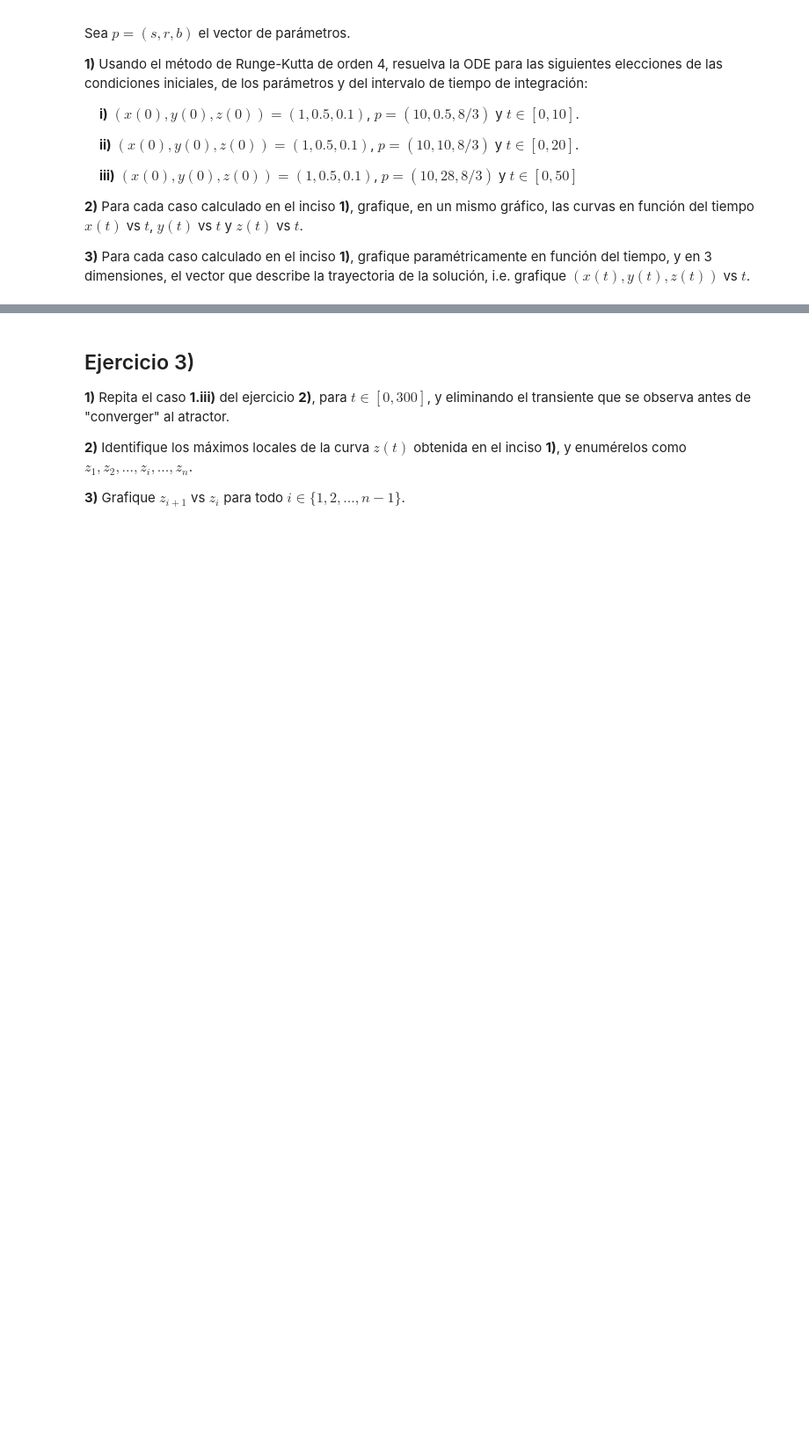
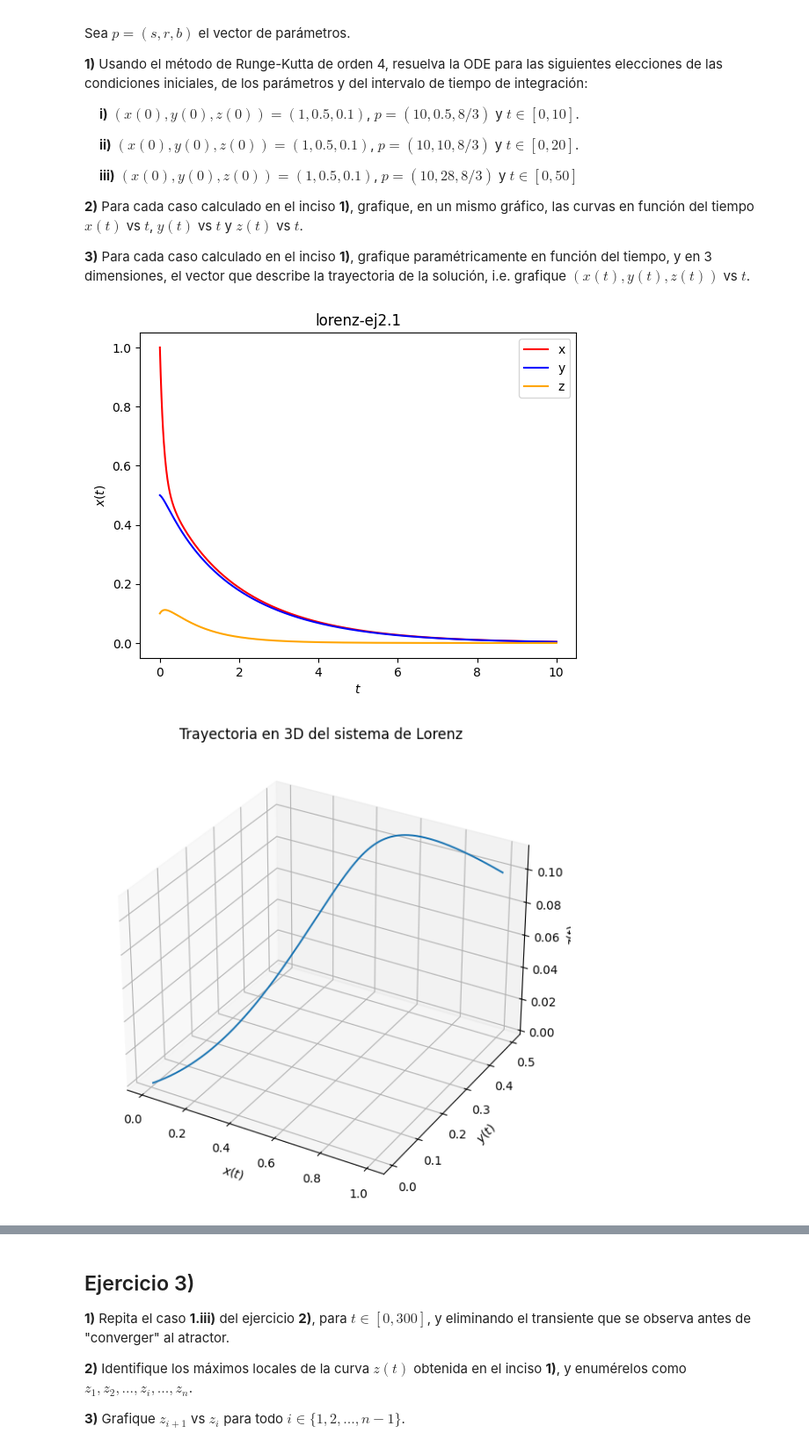
Before and after one commit to Benja2133/Guias-RedesNeuronales, a Jupyter notebook: redes_neuronales_2025_guia_7.ipynb, the cells around one changed output, grey strips where cells are left out. Shown at 88% size. Saved outputs shown, nothing was run; the diff lists cells and outputs as text; code cells hidden in the pictures; blank space fills up the shorter version.

```diff
--- a/redes_neuronales_2025_guia_7.ipynb
+++ b/redes_neuronales_2025_guia_7.ipynb
@@ -139,0 +138,42 @@ Para cada caso calculado en el inciso **1)**, grafique paramétricamente en func
+# %%
+# 2.1)
+def f_lorenz(x,t,p):
+    s,r,b = p
+    x_t,y_t,z_t = x
+    return np.array([
+                    s * (y_t - x_t),
+                    r * x_t - y_t - x_t * z_t,
+                    x_t * y_t - b * z_t
+                    ])
+
+
+
+T = 10
+h = 0.01
+k = int(T/h)
+xa = np.array([1,0.5,0.1])
+p = [10,0.5,8/3]
+t,w = integrador_ode(rk4,f_lorenz,xa,0,T,k,p)
+
+plt.xlabel('$t$')
+plt.ylabel('$x(t)$')
+plt.plot(t,w[0,:],label="x",linestyle='-',c='red')
+plt.plot(t,w[1,:],label="y",linestyle='-',c='blue')
+plt.plot(t,w[2,:],label="z",linestyle='-',c='orange')
+plt.title('lorenz-ej2.1')
+plt.legend()
+
+from mpl_toolkits.mplot3d import Axes3D
+fig = plt.figure(figsize=(10,7))
+ax = fig.add_subplot(111, projection='3d')
+
+ax.plot(w[0,:], w[1,:], w[2,:])
+ax.set_xlabel("$x(t)$")
+ax.set_ylabel("$y(t)$")
+ax.set_zlabel("$z(t)$")
+ax.set_title("Trayectoria en 3D del sistema de Lorenz")
+
+plt.show()
+# %% [output]
+[figure, added]
+[figure, added]
```
Also changed, not shown: parts of 3 cells of this notebook.
